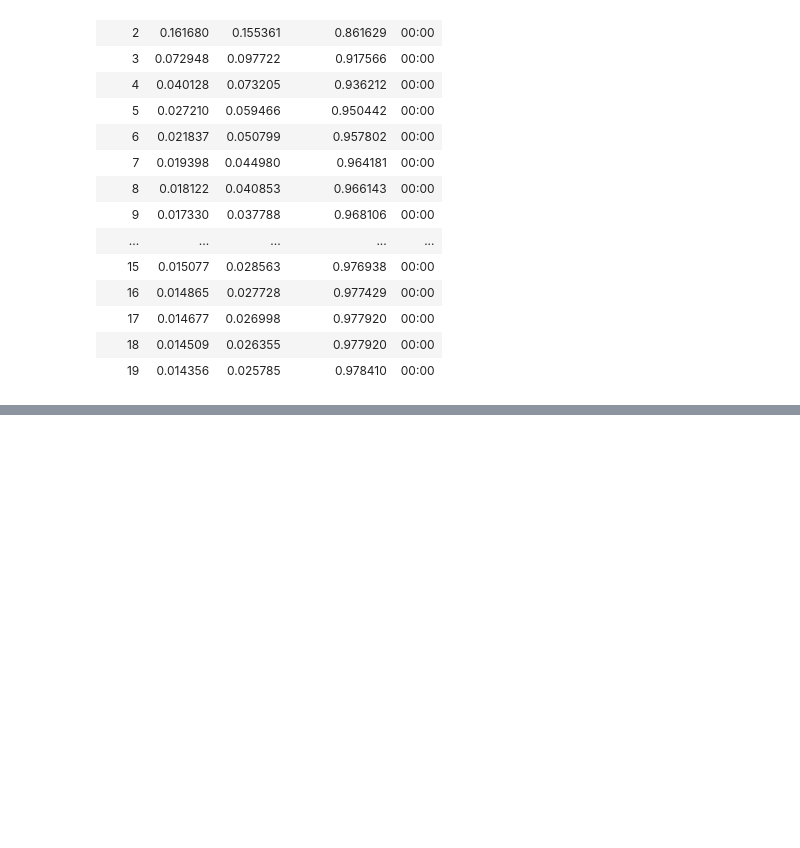
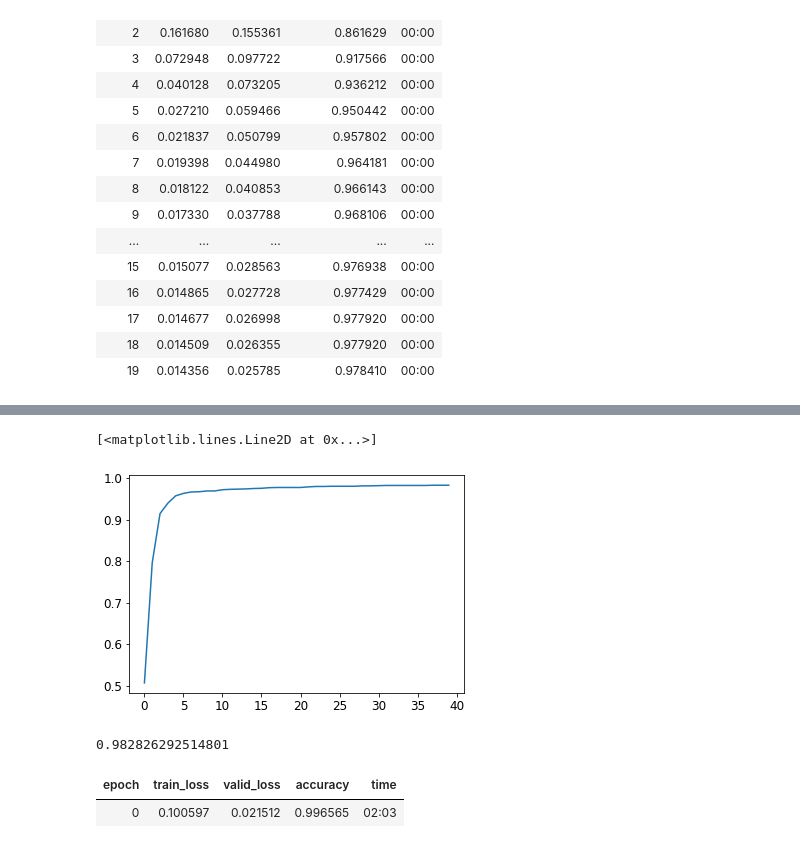
Before and after one commit to miketon/JupyterJeep, a Jupyter notebook: fastai_exercises/fast-ai-chapter04-under-the-hood.ipynb, the cells around one changed output, grey strips where cells are left out. Saved outputs shown, nothing was run; the diff lists cells and outputs as text; code cells hidden in the pictures; blank space fills up the shorter version.

```diff
--- a/fastai_exercises/fast-ai-chapter04-under-the-hood.ipynb
+++ b/fastai_exercises/fast-ai-chapter04-under-the-hood.ipynb
@@ -786,0 +817,19 @@ learn.fit(20, lr=lr)
+# %%
+# Fastai implementation
+
+# nn.Sequential is a container that holds other modules, and calls each of the
+# listed layers/functions/modules in turn
+simple_net = nn.Sequential(
+    nn.Linear(28*28, 30),
+    nn.ReLU(),
+    nn.Linear(30, 1)
+)
+# %%
+learn = Learner(
+    dls, simple_net,
+    opt_func=SGD, # type: ignore
+    loss_func=mnist_loss,
+    metrics=batch_accuracy
+)
+
+learn.fit(40, 0.1)
@@ -786,0 +854,24 @@ learn.fit(20, lr=lr)
+# %%
+plt.plot(L(learn.recorder.values).itemgot(2))
+# %% [output]
+[<matplotlib.lines.Line2D at 0x...>]
+[figure, added]
+# %%
+learn.recorder.values[-1][2]
+# %% [output]
+0.982826292514801
+# %%
+from fastai.vision.all import ImageDataLoaders, vision_learner, resnet18, error_rate, accuracy
+
+dls = ImageDataLoaders.from_folder(path)
+learn = vision_learner(
+    dls,
+    resnet18,
+    pretrained=False,
+    loss_func=F.cross_entropy,
+    metrics=accuracy)
+
+learn.fit_one_cycle(1, 0.1)
+# %% [output]
+| epoch | train_loss | valid_loss | accuracy | time |
+| 0 | 0.100597 | 0.021512 | 0.996565 | 02:03 |
```
Also changed, not shown: parts of 2 cells of this notebook.
